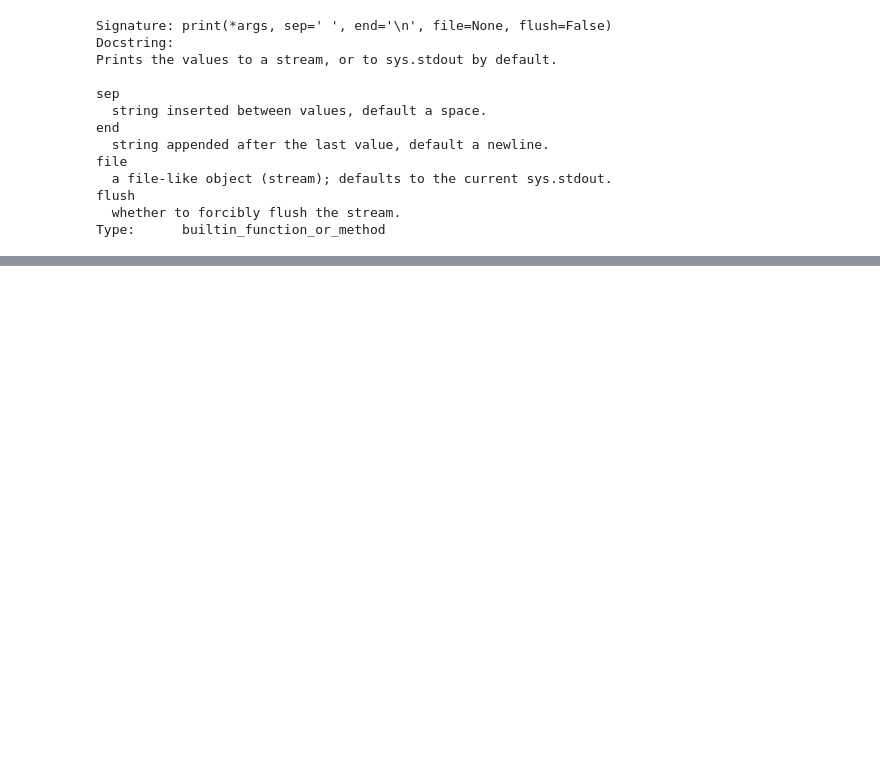
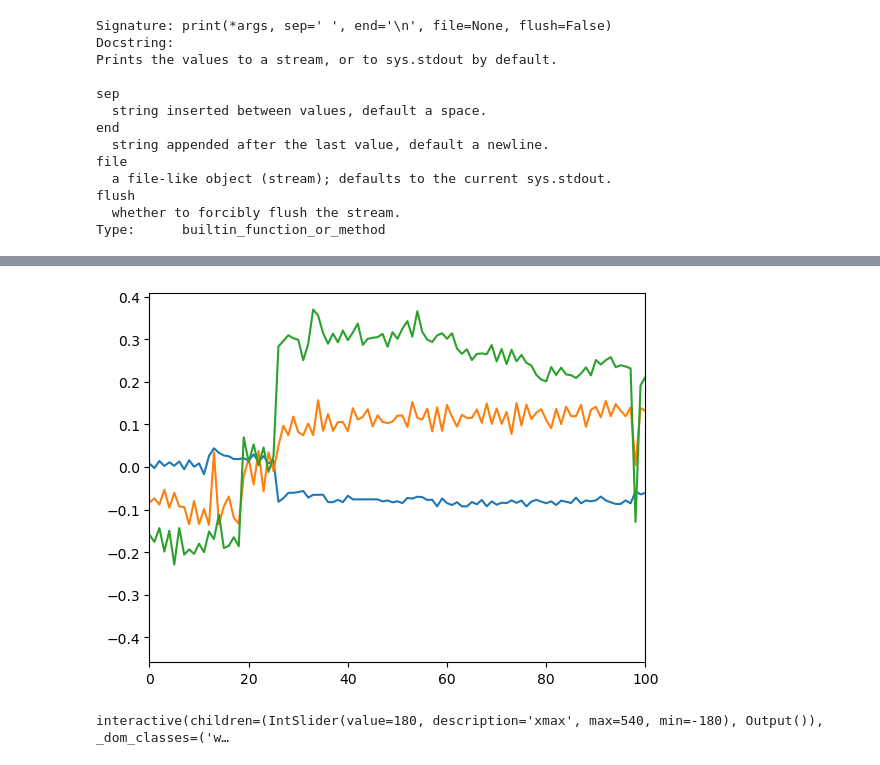
Before and after one commit to wintere/introhpc-archive, a Jupyter notebook: jupyterlab/notebooks/jupyter_intro.ipynb, the cells around one changed output, grey strips where cells are left out. Cells and saved outputs as stored; diff of their text form; code cells hidden in the pictures; blank space fills up the shorter version.

```diff
--- a/jupyterlab/notebooks/jupyter_intro.ipynb
+++ b/jupyterlab/notebooks/jupyter_intro.ipynb
@@ -787,0 +458,13 @@ srun test.sb.2
+# %%
+def myplot(xmax):
+    plt.plot(our_data)
+    plt.xlim(0,xmax)
+    plt.show()
+# %%
+myplot(100)
+# %% [output]
+[figure, added]
+# %%
+ipywidgets.interactive(myplot, xmax=180)
+# %% [output]
+interactive(children=(IntSlider(value=180, description='xmax', max=540, min=-180), Output()), _dom_classes=('w…
```
Also changed, not shown: parts of 231 cells of this notebook, 7 other files.
